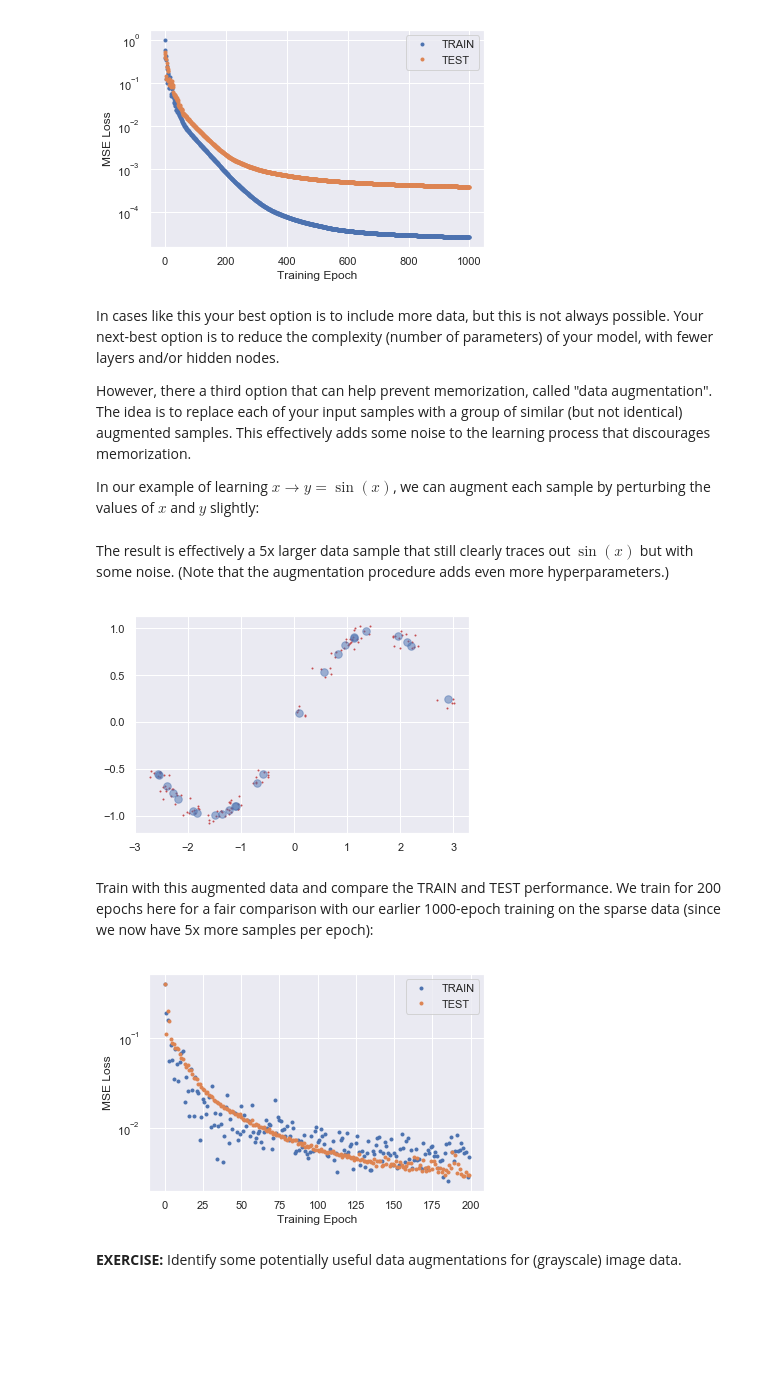
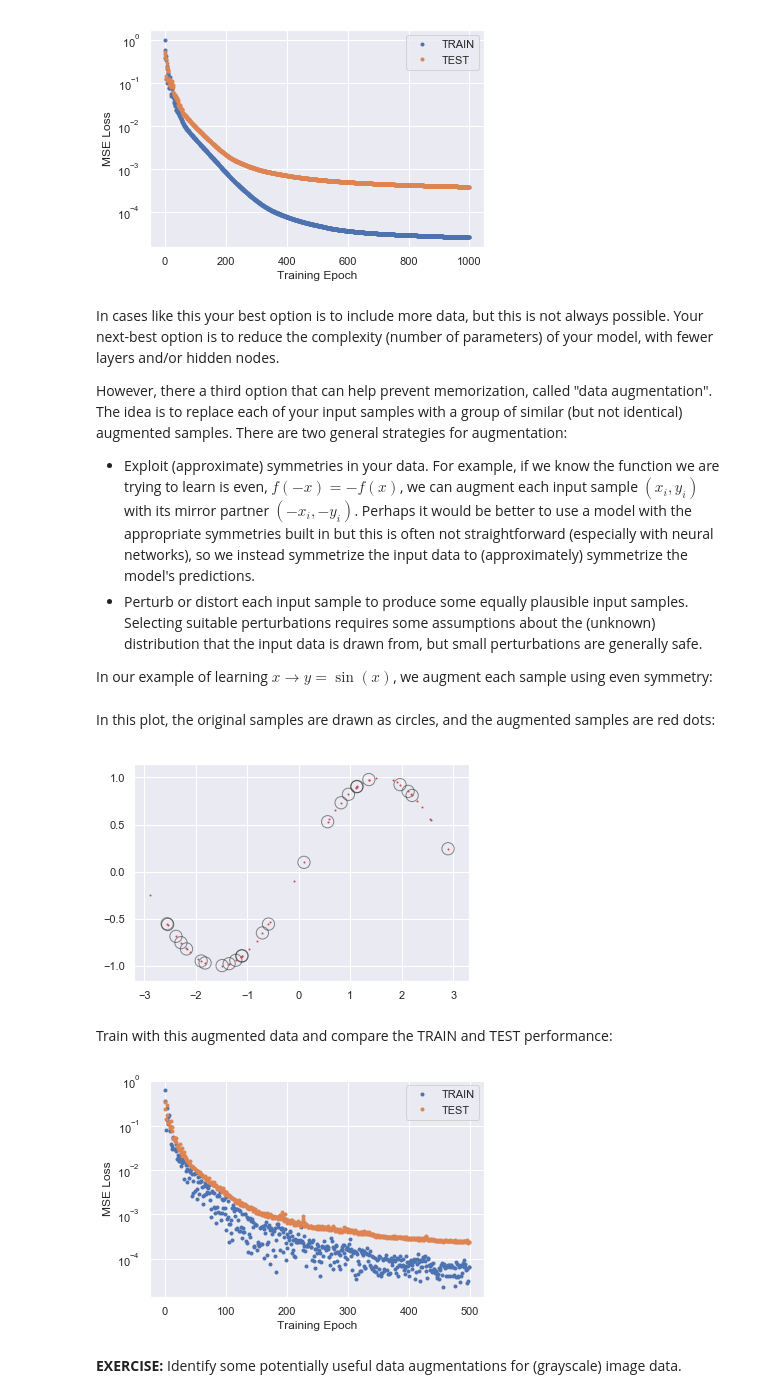
Before and after one commit to dkirkby/MachineLearningStatistics, a Jupyter notebook: notebooks/NNTricks.ipynb, the cells around one changed output. Cells and saved outputs as stored; diff of their text form; code cells hidden in the pictures; blank space fills up the shorter version.

Commit message:
Update data augmentation example

```diff
--- a/notebooks/NNTricks.ipynb
+++ b/notebooks/NNTricks.ipynb
@@ -428,6 +432,8 @@ plt.yscale('log');
 # %% [markdown]
 In cases like this your best option is to include more data, but this is not always possible. Your next-best option is to reduce the complexity (number of parameters) of your model, with fewer layers and/or hidden nodes.
 
-However, there a third option that can help prevent memorization, called "data augmentation". The idea is to replace each of your input samples with a group of similar (but not identical) augmented samples. This effectively adds some noise to the learning process that discourages memorization.
+However, there a third option that can help prevent memorization, called "data augmentation". The idea is to replace each of your input samples with a group of similar (but not identical) augmented samples. There are two general strategies for augmentation:
+ - Exploit (approximate) symmetries in your data. For example, if we know the function we are trying to learn is even, $f(-x) = -f(x)$, we can augment each input sample $(x_i, y_i)$ with its mirror partner $(-x_i, -y_i)$. Perhaps it would be better to use a model with the appropriate symmetries built in but this is often not straightforward (especially with neural networks), so we instead symmetrize the input data to (approximately) symmetrize the model's predictions.
+ - Perturb or distort each input sample to produce some equally plausible input samples. Selecting suitable perturbations requires some assumptions about the (unknown) distribution that the input data is drawn from, but small perturbations are generally safe.
 
-In our example of learning $x\rightarrow y = \sin(x)$, we can augment each sample by perturbing the values of $x$ and $y$ slightly:
+In our example of learning $x\rightarrow y = \sin(x)$, we augment each sample using even symmetry:
@@ -438,39 +440,43 @@ y_augmented = torch.normal(mean=y_sparse.repeat(n_augment, 1), std=0.04)
-# %% [markdown]
-The result is effectively a 5x larger data sample that still clearly traces out $\sin(x)$ but with some noise. (Note that the augmentation procedure adds even more hyperparameters.)
+# %%
+# Add (-x, -y) for each (x, y).
+x_augmented = torch.cat((x_sparse, -x_sparse))
+y_augmented = torch.cat((y_sparse, -y_sparse))
+# %% [markdown]
+In this plot, the original samples are drawn as circles, and the augmented samples are red dots:
 # %%
 plt.plot(x_augmented.numpy(), y_augmented.numpy(), 'r.', ms=2);
-plt.plot(x_sparse.numpy(), y_sparse.numpy(), 'b.', ms=15, alpha=0.5);
+plt.scatter(x_sparse.numpy(), y_sparse.numpy(), s=150, facecolors='none', edgecolors='k', alpha=0.5);
 # %% [output]
-[figure, old version]
+[figure, new version]
 # %% [markdown]
-Train with this augmented data and compare the TRAIN and TEST performance. We train for 200 epochs here for a fair comparison with our earlier 1000-epoch training on the sparse data (since we now have 5x more samples per epoch):
+Train with this augmented data and compare the TRAIN and TEST performance:
 # %%
 xy_augmented = torch.utils.data.TensorDataset(x_augmented, y_augmented)
-loader = torch.utils.data.DataLoader(xy_augmented, batch_size=len(x_sparse), shuffle=True)
+loader = torch.utils.data.DataLoader(xy_augmented, batch_size=25, shuffle=True)
 torch.manual_seed(123)
-optimizer = torch.optim.SGD(net.parameters(), lr=0.01, momentum=0.9)
+optimizer = torch.optim.SGD(net.parameters(), lr=0.03, momentum=0.9)
 net.load_state_dict(torch.load('net.pth'))
 losses_train, losses_test = [], []
-for epoch in range(200):
+for epoch in range(500):
     net.train()
     for x_batch, y_batch in loader:
         y_pred = net(x_batch)
         loss = loss_fn(y_pred, y_batch)
         optimizer.zero_grad()
         loss.backward()
         optimizer.step()
     losses_train.append(loss.data)
     net.eval()
     y_pred = net(x_test)
     losses_test.append(loss_fn(y_pred, y_test).data)
 plt.plot(losses_train, '.', label='TRAIN')
 plt.plot(losses_test, '.', label='TEST')
 plt.legend()
 plt.xlabel('Training Epoch')
 plt.ylabel('MSE Loss')
 plt.yscale('log');
 # %% [output]
-[figure, old version]
+[figure, new version]
 # %% [markdown]
 **EXERCISE:** Identify some potentially useful data augmentations for (grayscale) image data.
 # %% [markdown]
```
Also changed, not shown: parts of 3 cells of this notebook.
